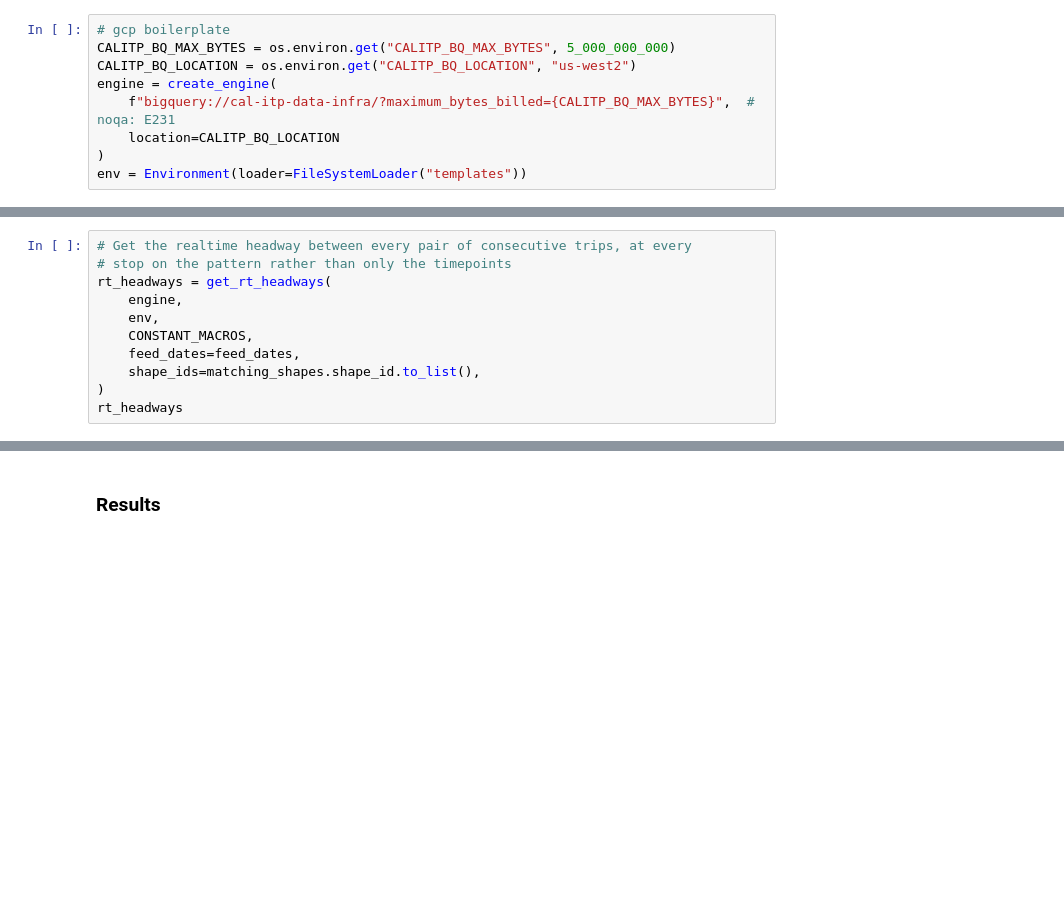
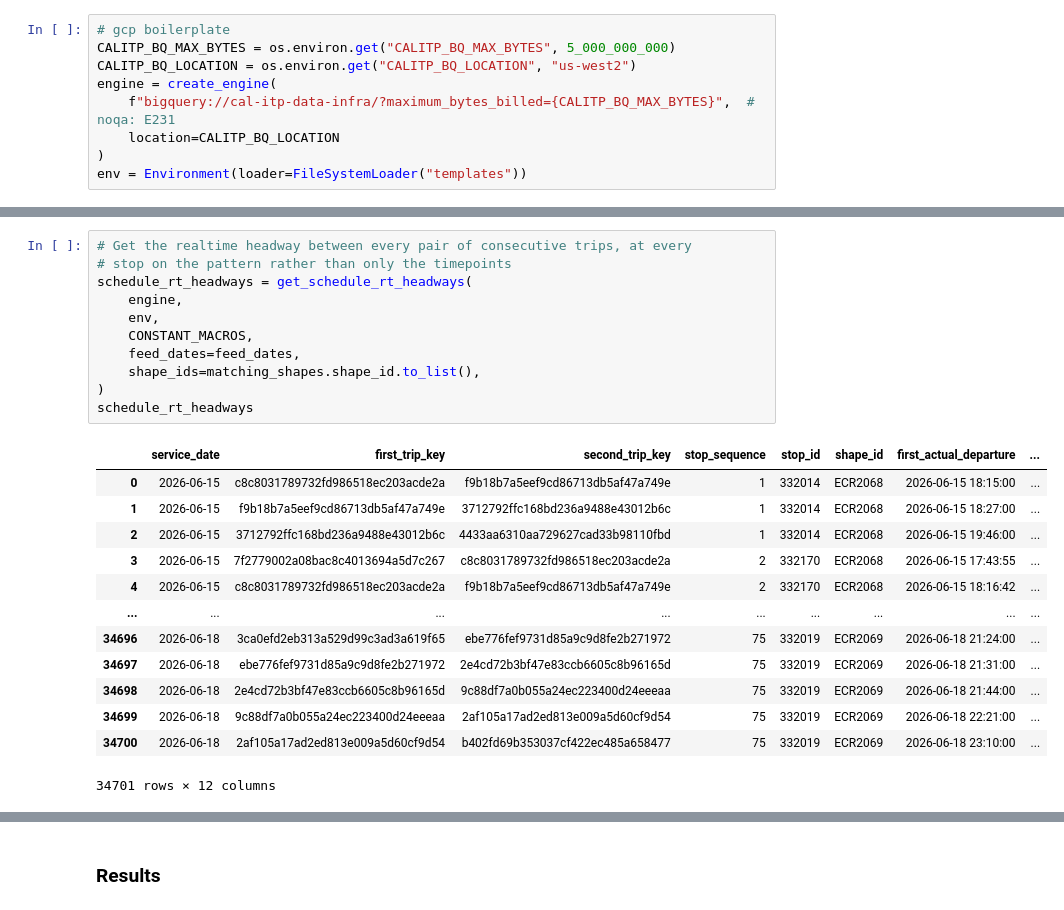
Before and after one commit to cal-itp/tsp-analysis, a Jupyter notebook: subtasks/other_metrics/headway_expected_wait.ipynb, the cells around one changed output, grey strips where cells are left out. Cells and saved outputs as stored; diff of their text form; blank space fills up the shorter version.

```diff
--- a/subtasks/other_metrics/headway_expected_wait.ipynb
+++ b/subtasks/other_metrics/headway_expected_wait.ipynb
@@ -61,11 +80,25 @@ feed_dates
 # %%
 # Get the realtime headway between every pair of consecutive trips, at every
 # stop on the pattern rather than only the timepoints
-rt_headways = get_rt_headways(
+schedule_rt_headways = get_schedule_rt_headways(
     engine,
     env,
     CONSTANT_MACROS,
     feed_dates=feed_dates,
     shape_ids=matching_shapes.shape_id.to_list(),
 )
-rt_headways
+schedule_rt_headways
+# %% [output]
+|  | service_date | first_trip_key | second_trip_key | stop_sequence | stop_id | shape_id | first_actual_departure | ... |
+| 0 | 2026-06-15 | c8c8031789732fd986518ec203acde2a | f9b18b7a5eef9cd86713db5af47a749e | 1 | 332014 | ECR2068 | 2026-06-15 18:15:00 | ... |
+| 1 | 2026-06-15 | f9b18b7a5eef9cd86713db5af47a749e | 3712792ffc168bd236a9488e43012b6c | 1 | 332014 | ECR2068 | 2026-06-15 18:27:00 | ... |
+| 2 | 2026-06-15 | 3712792ffc168bd236a9488e43012b6c | 4433aa6310aa729627cad33b98110fbd | 1 | 332014 | ECR2068 | 2026-06-15 19:46:00 | ... |
+| 3 | 2026-06-15 | 7f2779002a08bac8c4013694a5d7c267 | c8c8031789732fd986518ec203acde2a | 2 | 332170 | ECR2068 | 2026-06-15 17:43:55 | ... |
+| 4 | 2026-06-15 | c8c8031789732fd986518ec203acde2a | f9b18b7a5eef9cd86713db5af47a749e | 2 | 332170 | ECR2068 | 2026-06-15 18:16:42 | ... |
+| ... | ... | ... | ... | ... | ... | ... | ... | ... |
+| 34696 | 2026-06-18 | 3ca0efd2eb313a529d99c3ad3a619f65 | ebe776fef9731d85a9c9d8fe2b271972 | 75 | 332019 | ECR2069 | 2026-06-18 21:24:00 | ... |
+| 34697 | 2026-06-18 | ebe776fef9731d85a9c9d8fe2b271972 | 2e4cd72b3bf47e83ccb6605c8b96165d | 75 | 332019 | ECR2069 | 2026-06-18 21:31:00 | ... |
+| 34698 | 2026-06-18 | 2e4cd72b3bf47e83ccb6605c8b96165d | 9c88df7a0b055a24ec223400d24eeeaa | 75 | 332019 | ECR2069 | 2026-06-18 21:44:00 | ... |
+| 34699 | 2026-06-18 | 9c88df7a0b055a24ec223400d24eeeaa | 2af105a17ad2ed813e009a5d60cf9d54 | 75 | 332019 | ECR2069 | 2026-06-18 22:21:00 | ... |
+| 34700 | 2026-06-18 | 2af105a17ad2ed813e009a5d60cf9d54 | b402fd69b353037cf422ec485a658477 | 75 | 332019 | ECR2069 | 2026-06-18 23:10:00 | ... |
+34701 rows × 12 columns
```
Also changed, not shown: parts of 10 cells of this notebook, 1 other file.
